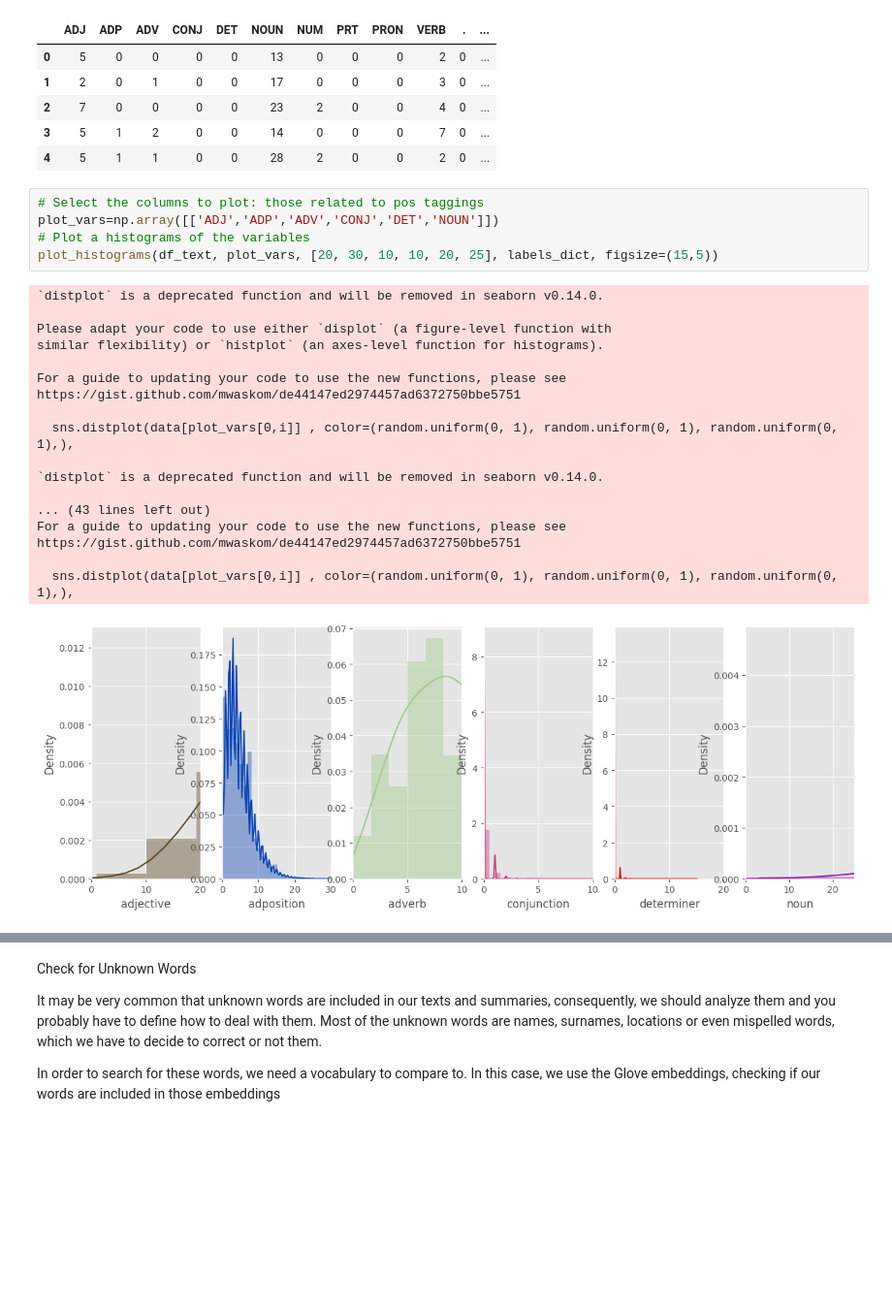
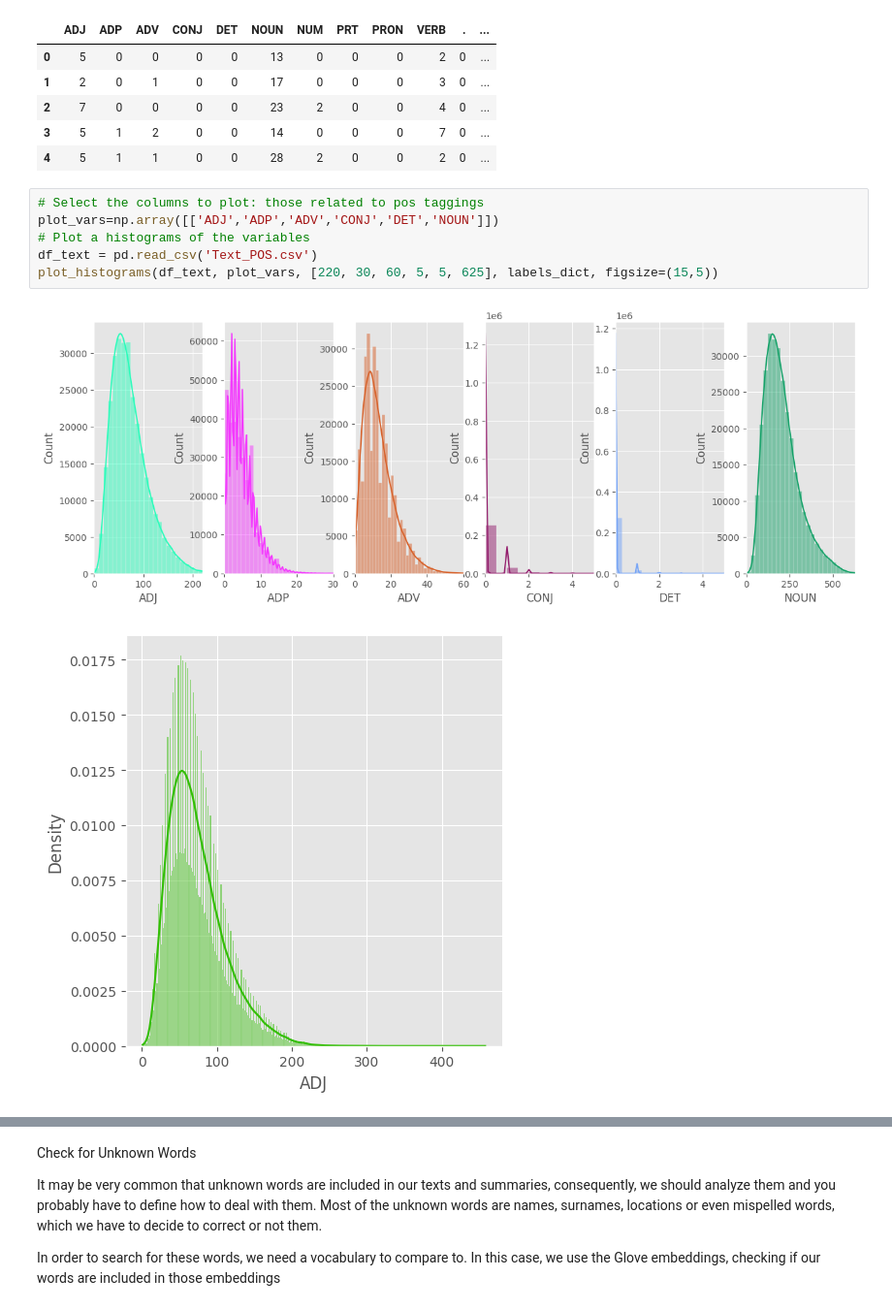
Before and after one commit to Aditya190600/SummaryGen, a Jupyter notebook: notebook/EDA.ipynb, the cells around one changed output, grey strips where cells are left out. Shown at 97% size. Saved outputs shown, nothing was run; the diff lists cells and outputs as text; blank space fills up the shorter version.

```diff
--- a/notebook/EDA.ipynb
+++ b/notebook/EDA.ipynb
@@ -509,24 +508,9 @@ Summ is completed
 # %%
 # Select the columns to plot: those related to pos taggings
 plot_vars=np.array([['ADJ','ADP','ADV','CONJ','DET','NOUN']])
 # Plot a histograms of the variables
-plot_histograms(df_text, plot_vars, [20, 30, 10, 10, 20, 25], labels_dict, figsize=(15,5))
+df_text = pd.read_csv('Text_POS.csv')
+plot_histograms(df_text, plot_vars, [220, 30, 60, 5, 5, 625], labels_dict, figsize=(15,5))
 # %% [output]
-`distplot` is a deprecated function and will be removed in seaborn v0.14.0.
-
-Please adapt your code to use either `displot` (a figure-level function with
-similar flexibility) or `histplot` (an axes-level function for histograms).
-
-For a guide to updating your code to use the new functions, please see
-https://gist.github.com/mwaskom/de44147ed2974457ad6372750bbe5751
-
-  sns.distplot(data[plot_vars[0,i]] , color=(random.uniform(0, 1), random.uniform(0, 1), random.uniform(0, 1),),
-
-`distplot` is a deprecated function and will be removed in seaborn v0.14.0.
-
-... (43 lines left out)
-For a guide to updating your code to use the new functions, please see
-https://gist.github.com/mwaskom/de44147ed2974457ad6372750bbe5751
-
-  sns.distplot(data[plot_vars[0,i]] , color=(random.uniform(0, 1), random.uniform(0, 1), random.uniform(0, 1),),
-[figure, old version]
+[figure, new version]
+[figure, added]
```
Also changed, not shown: parts of 19 cells of this notebook.
